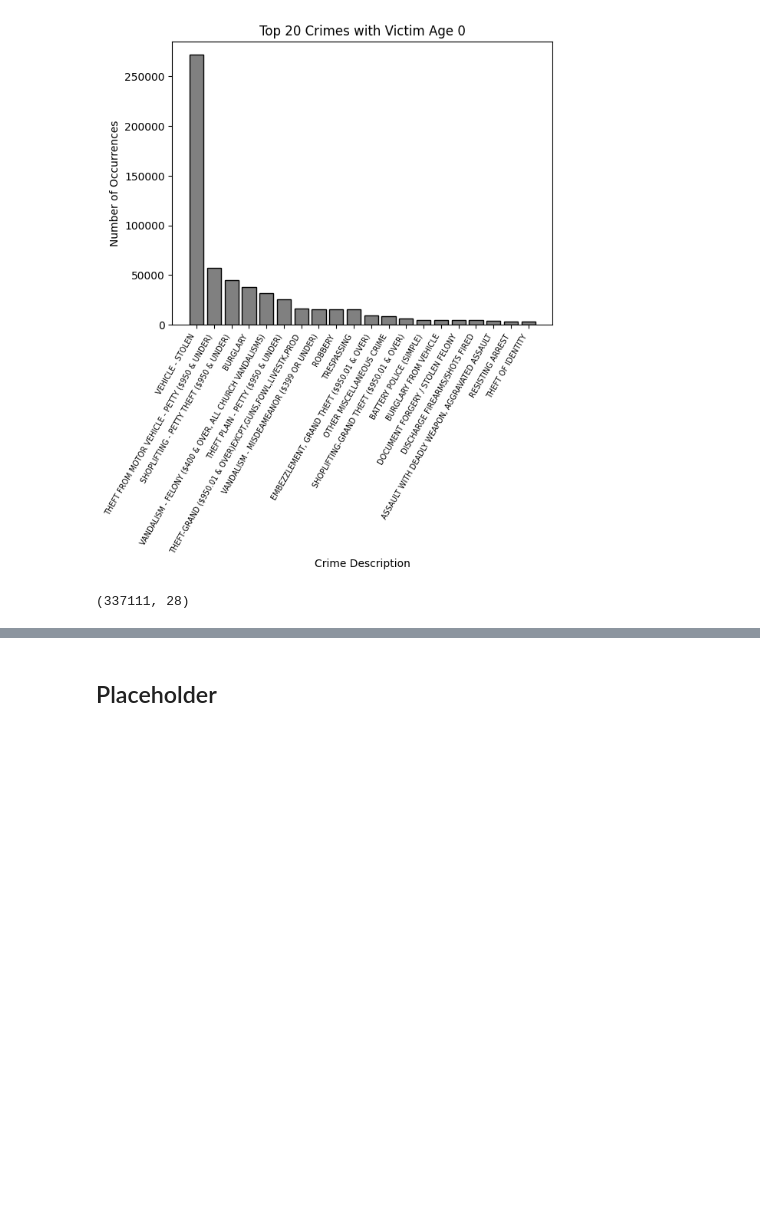
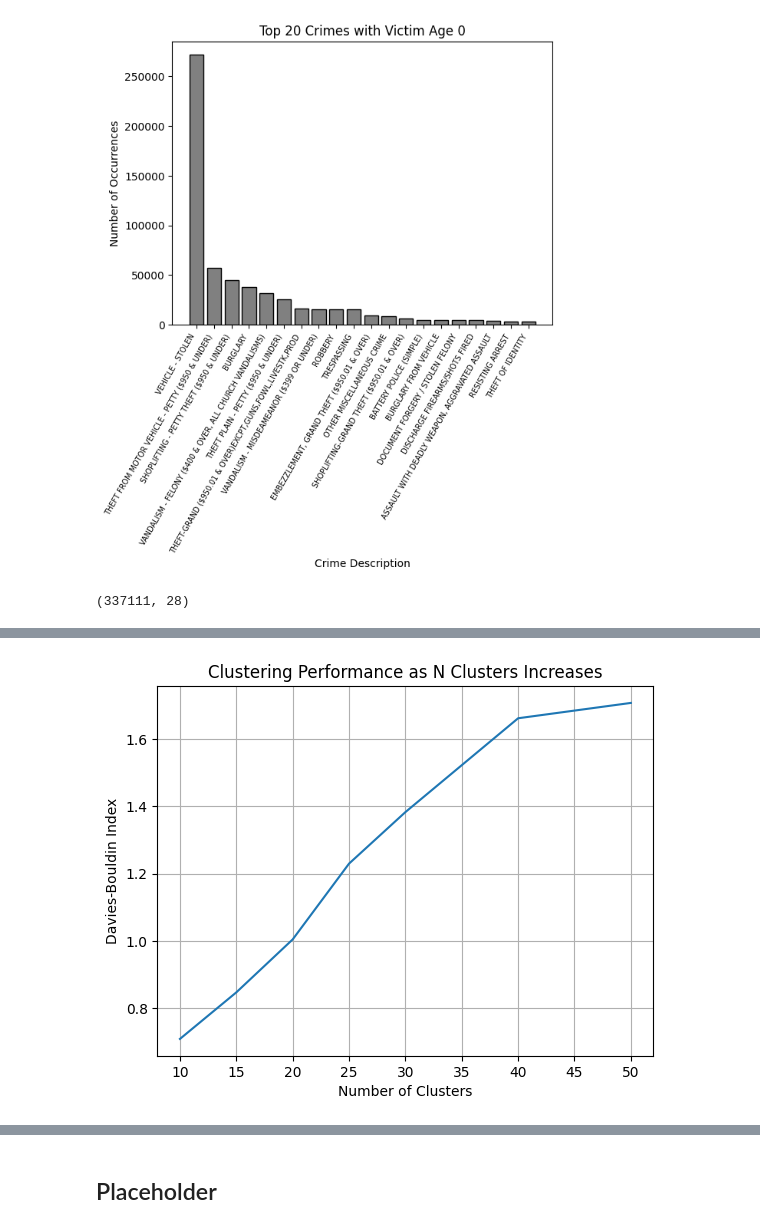
Before and after one commit to trentbrivers/LA_Crime_Data_Mining, a Jupyter notebook: projwork.ipynb, the cells around one changed output, grey strips where cells are left out. Cells and saved outputs as stored; diff of their text form; code cells hidden in the pictures; blank space fills up the shorter version.

```diff
--- a/projwork.ipynb
+++ b/projwork.ipynb
@@ -360,0 +417,15 @@ test_df[test_df['DATE RPTD'].dt.month == 12]
+# %%
+try:
+    demo_df_crm = pd.read_csv('demo_df_crm.csv')
+except FileNotFoundError:
+    demo_df_crm = pd.DataFrame()
+    for i in ['CRM CD 1', 'CRM CD 2', 'CRM CD 3', 'CRM CD 4']:
+        temp_df = demo_df[demo_df[i].notna()][['VICT AGE', 'VICT SEX', 'VICT DESCENT','PART 1-2' ,i]].rename(columns={i: 'CRM CD'})
+        demo_df_crm = pd.concat([demo_df_crm, temp_df])
+
+    #Need to one-hot encode the categorical features
+    feature_cols = ['VICT SEX', 'VICT DESCENT', 'CRM_CD']
+    for f in feature_cols:
+        demo_df_crm = ohe_feature(demo_df_crm,f)
+
+    demo_df_crm.to_csv('demo_df_crm.csv', index=False)
@@ -360,0 +467,16 @@ test_df[test_df['DATE RPTD'].dt.month == 12]
+# %%
+def km_metric_eval(estimator, X):
+    labels = estimator.predict(X)
+    return -davies_bouldin_score(X, labels)  # NEGATE so higher is better
+
+param_grid = {
+    'n_clusters': [10, 15, 20, 25, 30, 40, 50]
+}
+
+grid = GridSearchCV(KMeans(),
+                    param_grid,
+                    scoring=km_metric_eval, verbose=2
+                    )
+# %%
+grid.fit(demo_df_crm)
+print("Best parameters:", grid.best_params_)
@@ -360,0 +501,12 @@ test_df[test_df['DATE RPTD'].dt.month == 12]
+# %%
+km_score = -1*grid.cv_results_['mean_test_score']
+# %%
+plt.plot(param_grid['n_clusters'], km_score)
+plt.xlabel("Number of Clusters")
+plt.ylabel("Davies-Bouldin Index")
+plt.grid(visible=True)
+plt.title("Clustering Performance as N Clusters Increases")
+
+plt.savefig("kmeans_perf.png")
+# %% [output]
+[figure, added]
```
Also changed, not shown: parts of 41 cells of this notebook.
